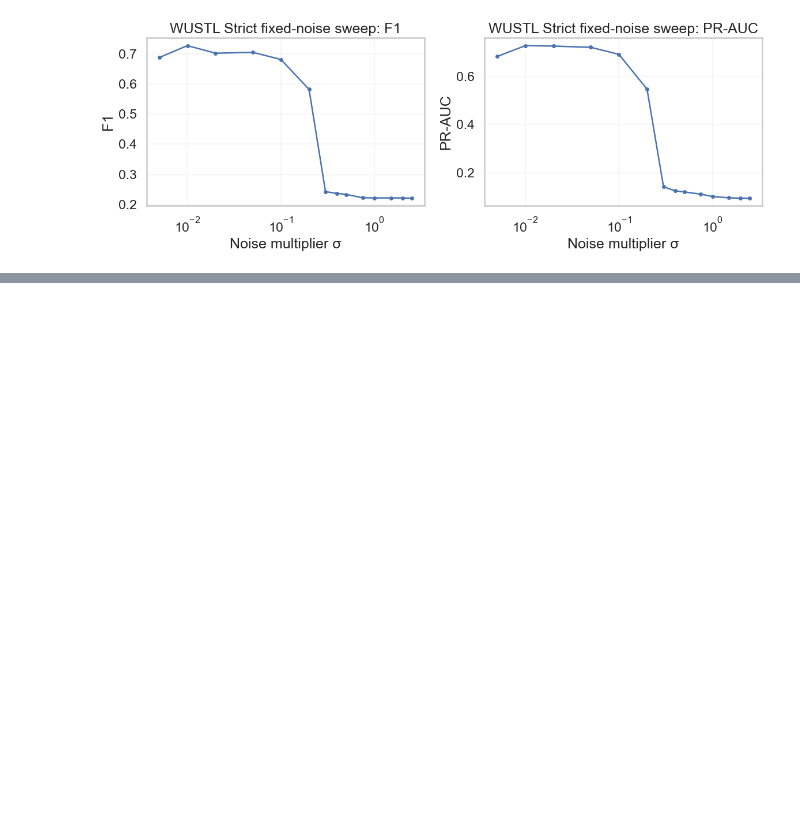
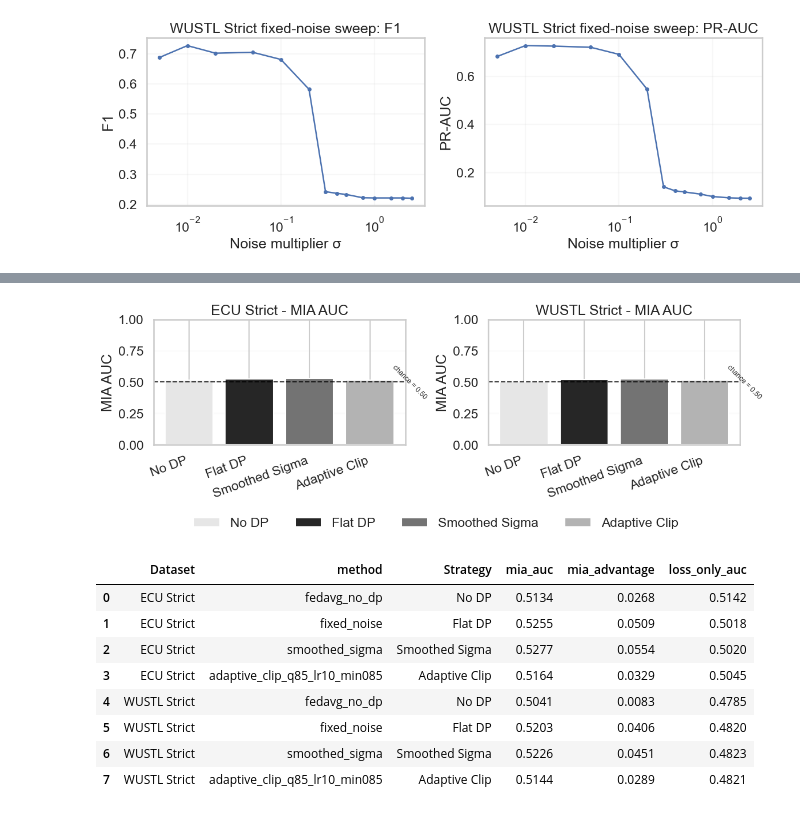
Before and after one commit to Mcray3000/CSC429, a Jupyter notebook: project/Project.ipynb, the cells around one changed output, grey strips where cells are left out. Saved outputs shown, nothing was run; the diff lists cells and outputs as text; code cells hidden in the pictures; blank space fills up the shorter version.

```diff
--- a/project/Project.ipynb
+++ b/project/Project.ipynb
@@ -5678,0 +5869,13 @@ plot_fixed_noise_sweep_f1_prauc(wustl_strict_fixed_sweep, "WUSTL Strict")
+# %%
+plot_mia_auc_bar_by_model(mia_results_final_four)
+# %% [output]
+[figure, added]
+|  | Dataset | method | Strategy | mia_auc | mia_advantage | loss_only_auc |
+| 0 | ECU Strict | fedavg_no_dp | No DP | 0.5134 | 0.0268 | 0.5142 |
+| 1 | ECU Strict | fixed_noise | Flat DP | 0.5255 | 0.0509 | 0.5018 |
+| 2 | ECU Strict | smoothed_sigma | Smoothed Sigma | 0.5277 | 0.0554 | 0.5020 |
+| 3 | ECU Strict | adaptive_clip_q85_lr10_min085 | Adaptive Clip | 0.5164 | 0.0329 | 0.5045 |
+| 4 | WUSTL Strict | fedavg_no_dp | No DP | 0.5041 | 0.0083 | 0.4785 |
+| 5 | WUSTL Strict | fixed_noise | Flat DP | 0.5203 | 0.0406 | 0.4820 |
+| 6 | WUSTL Strict | smoothed_sigma | Smoothed Sigma | 0.5226 | 0.0451 | 0.4823 |
+| 7 | WUSTL Strict | adaptive_clip_q85_lr10_min085 | Adaptive Clip | 0.5144 | 0.0289 | 0.4821 |
```
Also changed, not shown: parts of 14 cells of this notebook, 1 other file.
